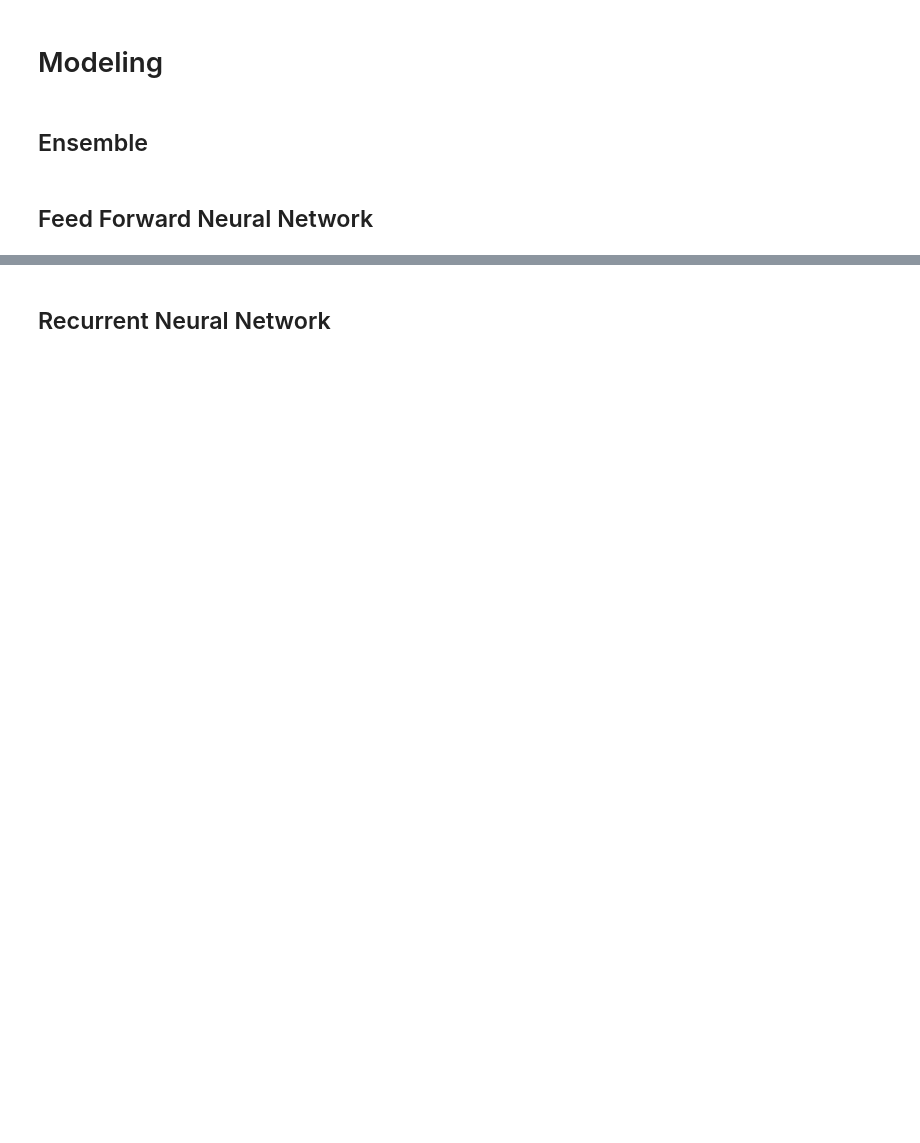
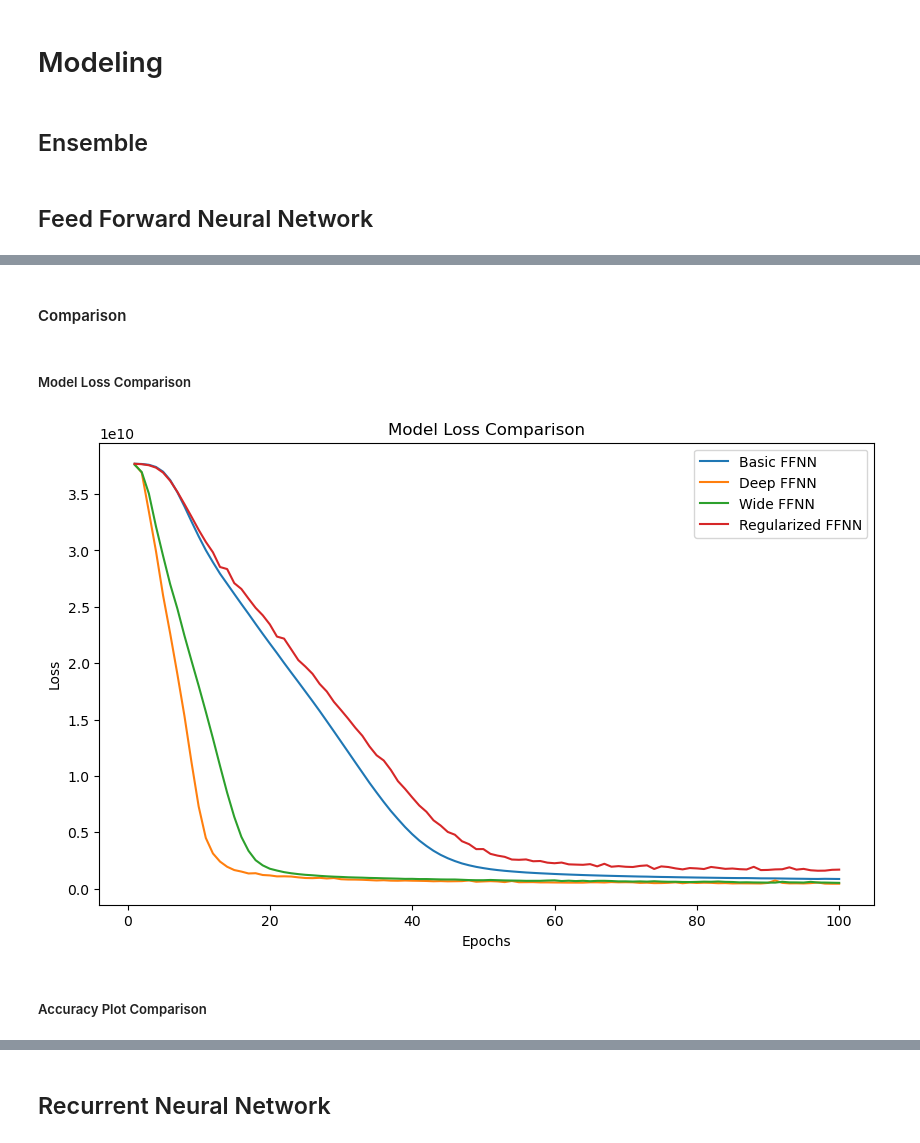
Before and after one commit to quocanh944/AmesHousingML, a Jupyter notebook: final.ipynb, the cells around one changed output, grey strips where cells are left out. Drawn from its saved outputs; the diff is of its cells as text; code cells hidden in the pictures; blank space fills up the shorter version.

```diff
--- a/final.ipynb
+++ b/final.ipynb
@@ -583,0 +586,7 @@ RMSE: 26097.48501906693
+# %%
+import numpy as np
+
+X_train = np.array(X_train, dtype=np.float32)
+y_train = np.array(y_train, dtype=np.float32)
+X_test = np.array(X_test, dtype=np.float32)
+y_test = np.array(y_test, dtype=np.float32)
@@ -583,0 +713,22 @@ RMSE: 26097.48501906693
+# %%
+from tensorflow.keras.layers import Dropout
+from tensorflow.keras.regularizers import l2
+
+model_ffnn_reg = Sequential([
+    Dense(64, activation='relu', kernel_regularizer=l2(
+        0.01), input_shape=(X_train.shape[1],)),
+    Dropout(0.2),
+    Dense(32, activation='relu', kernel_regularizer=l2(0.01)),
+    Dropout(0.2),
+    Dense(1, activation='linear')
+])
+model_ffnn_reg.compile(
+    optimizer='adam', loss='mean_squared_error', metrics=['accuracy'])
+history_ffnn_reg = model_ffnn_reg.fit(X_train, y_train, epochs=100,
+                                          batch_size=32, validation_split=0.2)
+
+loss_ffnn_reg = model_ffnn_reg.evaluate(X_test, y_test)
+loss_ffnn_reg_lst = history_ffnn_reg.history['loss']
+loss_ffnn_reg_accuracy = history_ffnn_reg.history['accuracy']
+
+print("RMSE:", np.sqrt(loss_ffnn_reg))
@@ -583,0 +753,24 @@ RMSE: 26097.48501906693
+# %% [markdown]
+#### Comparison
+# %% [markdown]
+##### Model Loss Comparison
+# %%
+import matplotlib.pyplot as plt
+
+epochs = range(1, 101)
+
+plt.figure(figsize=(10, 6))
+plt.plot(epochs, loss_ffnn_basic_lst, label='Basic FFNN')
+plt.plot(epochs, loss_ffnn_deep_lst, label='Deep FFNN')
+plt.plot(epochs, loss_ffnn_wide_lst, label='Wide FFNN')
+plt.plot(epochs, loss_ffnn_reg_lst, label='Regularized FFNN')
+
+plt.title('Model Loss Comparison')
+plt.xlabel('Epochs')
+plt.ylabel('Loss')
+plt.legend()
+plt.show()
+# %% [output]
+[figure, added]
+# %% [markdown]
+##### Accuracy Plot Comparison
```
Also changed, not shown: parts of 17 cells of this notebook.
